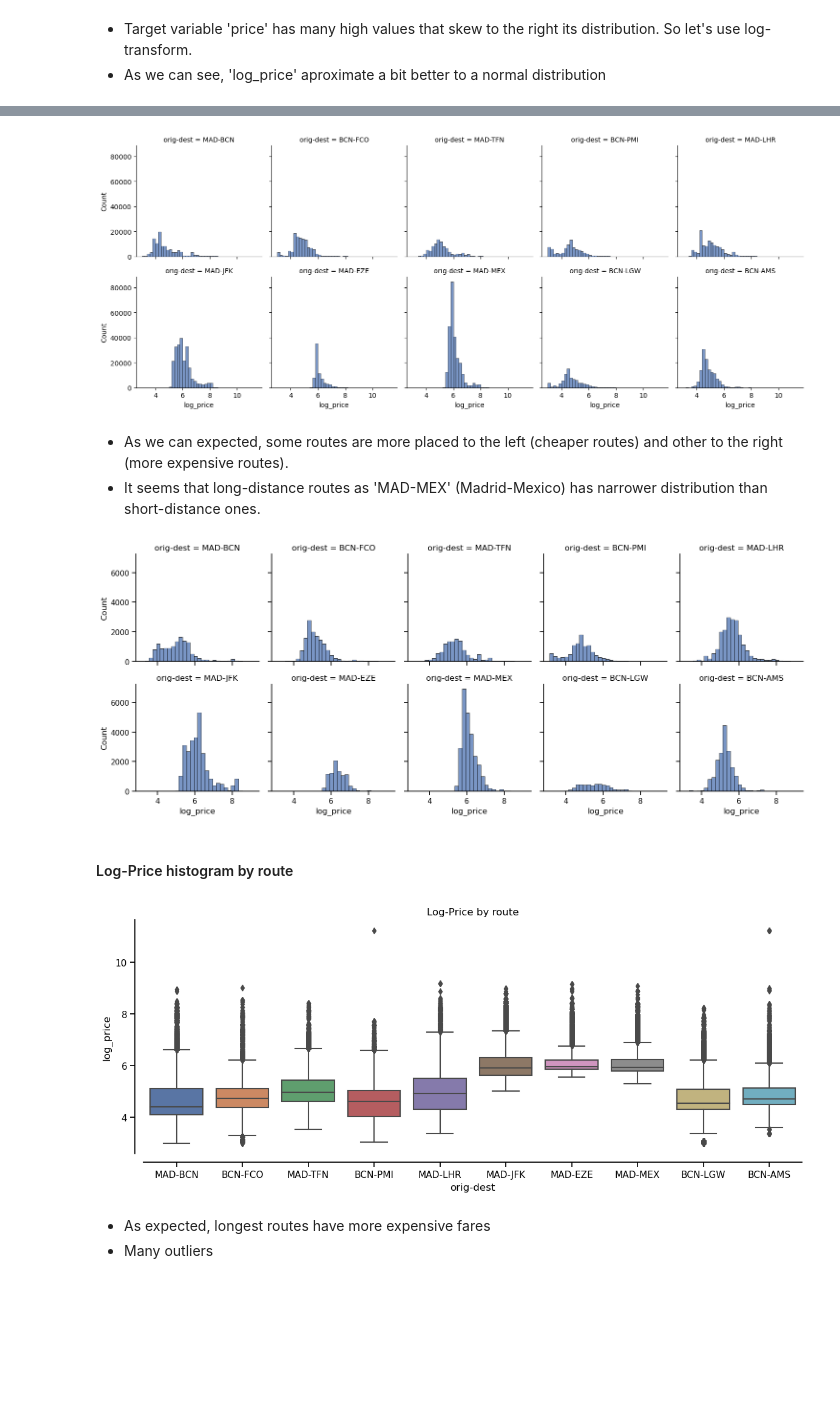
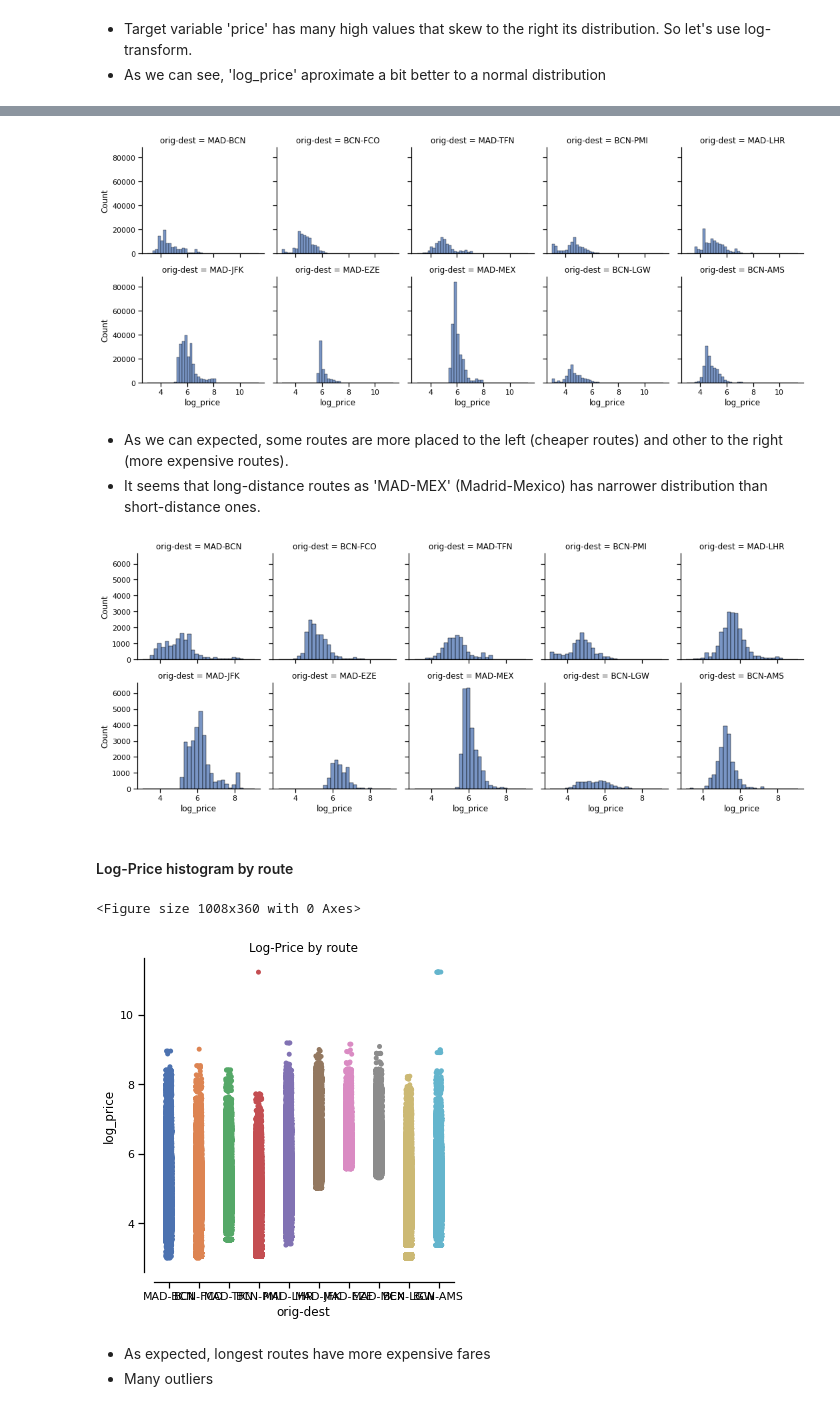
Before and after one commit to adriancervero/flight-prices-prediction, a Jupyter notebook: notebooks/02-exploratory_data_analysis.ipynb, the cells around one changed output, grey strips where cells are left out. Cells and saved outputs as stored; diff of their text form; code cells hidden in the pictures; blank space fills up the shorter version.

```diff
--- a/notebooks/02-exploratory_data_analysis.ipynb
+++ b/notebooks/02-exploratory_data_analysis.ipynb
@@ -56,7 +31,7 @@ def plot_hist_price_by_route(df, log=True):
 # %% [markdown]
 ### Load data
 # %%
-flights = pd.read_csv('../data/interim/flights_interim.csv')
+flights = pd.read_csv('../data/interim/train.csv')
 # %%
 flights.head()
 # %% [output]
@@ -178,7 +152,7 @@ sns.histplot(x='price', data=pf, kde=False, bins=50, ax=axes[0]);
 axes[0].set_title('Price Histogram')
 
 # plot log transform price hist
-flights['log_price'] = np.log(flights['price'])
+pf['log_price'] = np.log(pf['price'])
 sns.histplot(x='log_price', data=pf, kde=False, bins=50, ax=axes[1]);
 axes[1].set_title('Log-Price Histogram')
 
@@ -194,7 +168,7 @@ sns.displot(
 );
 plt.tight_layout()
 # %% [output]
-[figure, old version]
+[figure, new version]
 # %% [markdown]
 * As we can expected, some routes are more placed to the left (cheaper routes) and other to the right (more expensive routes).
 * It seems that long-distance routes as 'MAD-MEX' (Madrid-Mexico) has narrower distribution than short-distance ones.
@@ -206,7 +180,7 @@ sns.displot(
 );
 plt.tight_layout()
 # %% [output]
-[figure, old version]
+[figure, new version]
 # %% [markdown]
 #### Log-Price histogram by route
 # %%
@@ -214,11 +188,12 @@ plt.tight_layout()
 # %%
 flights['orig-dest'] = flights['flyFrom'] +'-'+ flights['flyTo']
 plt.figure(figsize=(14, 5))
-sns.boxplot(x='orig-dest', y='log_price', data=flights);
+sns.catplot(x='orig-dest', y='log_price', data=flights);
 sns.despine(offset=10)
 plt.title('Log-Price by route');
 # %% [output]
+<Figure size 1008x360 with 0 Axes>
-[figure, old version]
+[figure, new version]
 # %% [markdown]
 * As expected, longest routes have more expensive fares
 * Many outliers
```
Also changed, not shown: parts of 66 cells of this notebook, 3 other files.
